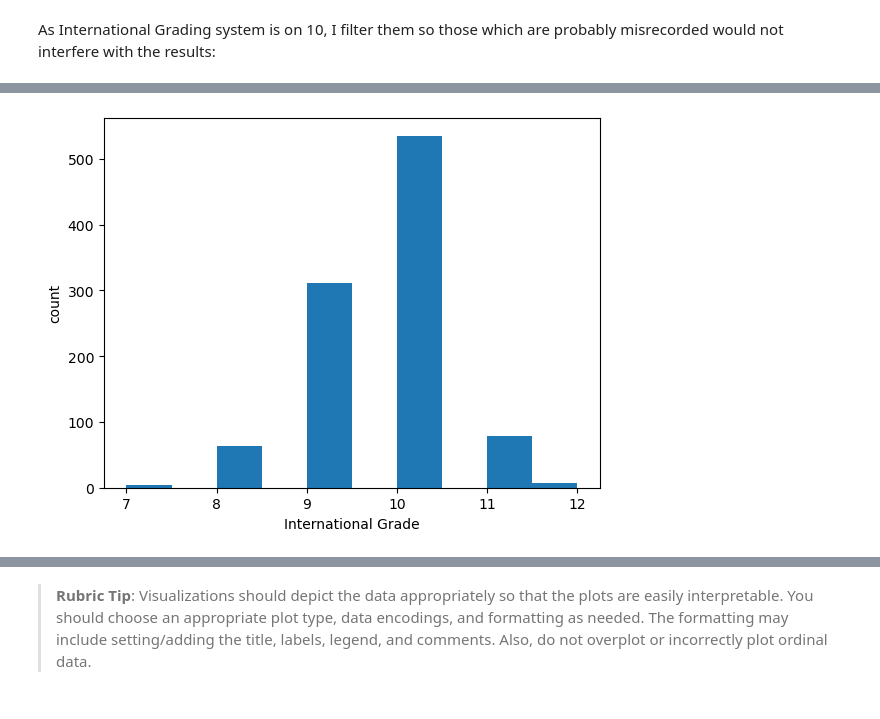
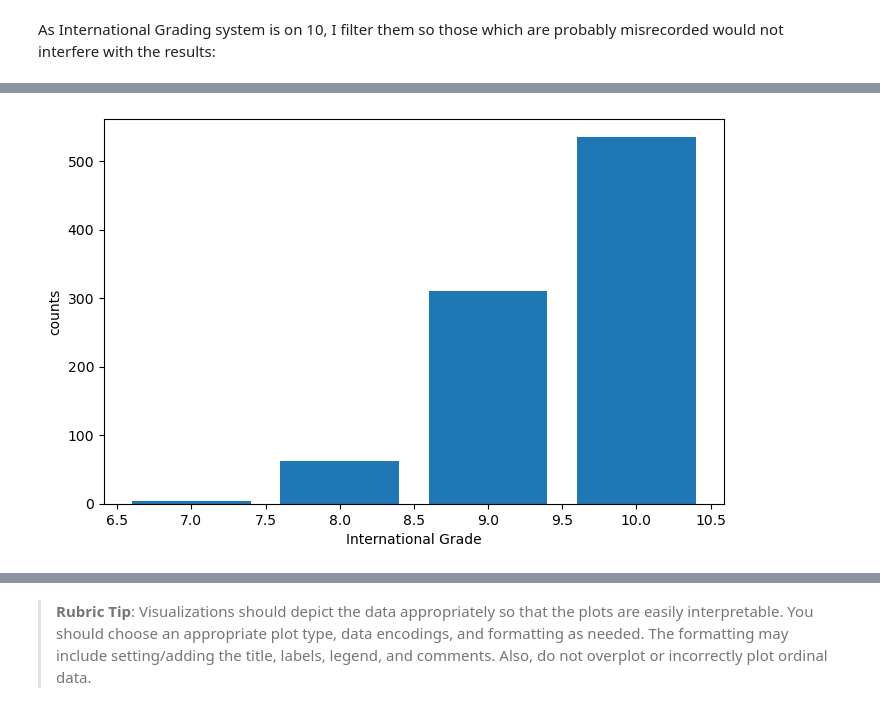
Before and after one commit to henanhasan/visualization_project, a Jupyter notebook: Part_I_exploration.ipynb, the cells around one changed output, grey strips where cells are left out. Drawn from its saved outputs; the diff is of its cells as text; code cells hidden in the pictures.

```diff
--- a/Part_I_exploration.ipynb
+++ b/Part_I_exploration.ipynb
@@ -215,6 +217,6 @@ prepared['International Grade'].dtypes
 dtype('int64')
 # %%
 igtype_changed = prepared.copy()
-igtype_changed['International Grade']= prepared['International Grade'].astype(object)
+#igtype_changed['International Grade']= prepared['International Grade'].astype(object)
 igtype_changed['International Grade'].dtype
 # %% [output]
@@ -241,4 +243,5 @@ There is clearly an outlier, to visualize it:
 # %% [markdown]
 As International Grading system is on 10, I filter them so those which are probably misrecorded would not interfere with the results:
 # %%
-outliers_gone = igtype_changed[igtype_changed['International Grade'] < 96]
+outliers_gone = igtype_changed[igtype_changed['International Grade'] <=10]
+outliers_gone['International Grade'].value_counts()
@@ -259,16 +254,14 @@ ValueError: 'International Grade' is not a valid value for scale; supported valu
 # %%
+plt.figure(figsize = [8, 5])
+
 # Return the Series having unique values
-x = outliers_gone['International Grade'].unique()
-
+xu = outliers_gone['International Grade'].unique()
+y = outliers_gone['International Grade'].value_counts(sort = False)
 # Return the Series having frequency count of each unique value
-y = outliers_gone['International Grade'].value_counts(sort=False)
-plt.hist(outliers_gone["International Grade"])
-
+plt.bar(x, y)
 # Labeling the axes
 plt.xlabel('International Grade')
-plt.ylabel('count')
-
-# Dsiplay the plot
+plt.ylabel('counts')
 plt.show()
 # %% [output]
-[figure, old version]
+[figure, new version]
```
Also changed, not shown: parts of 15 cells of this notebook, 2 other files.
